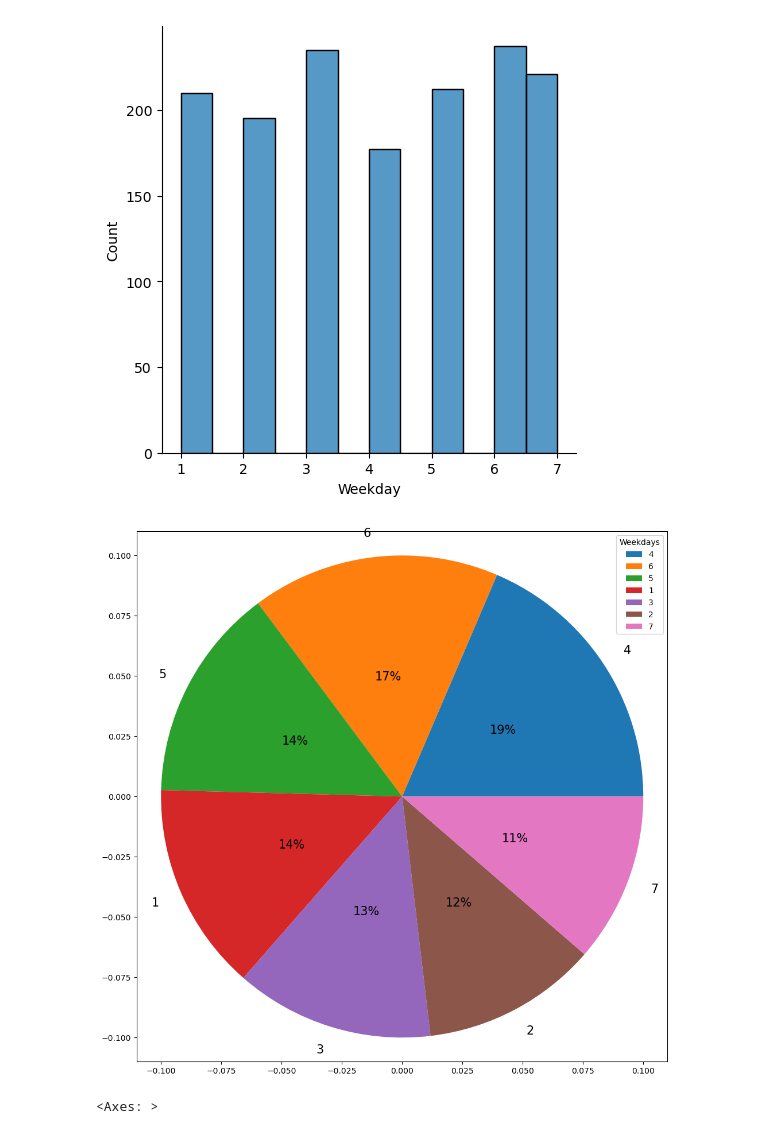
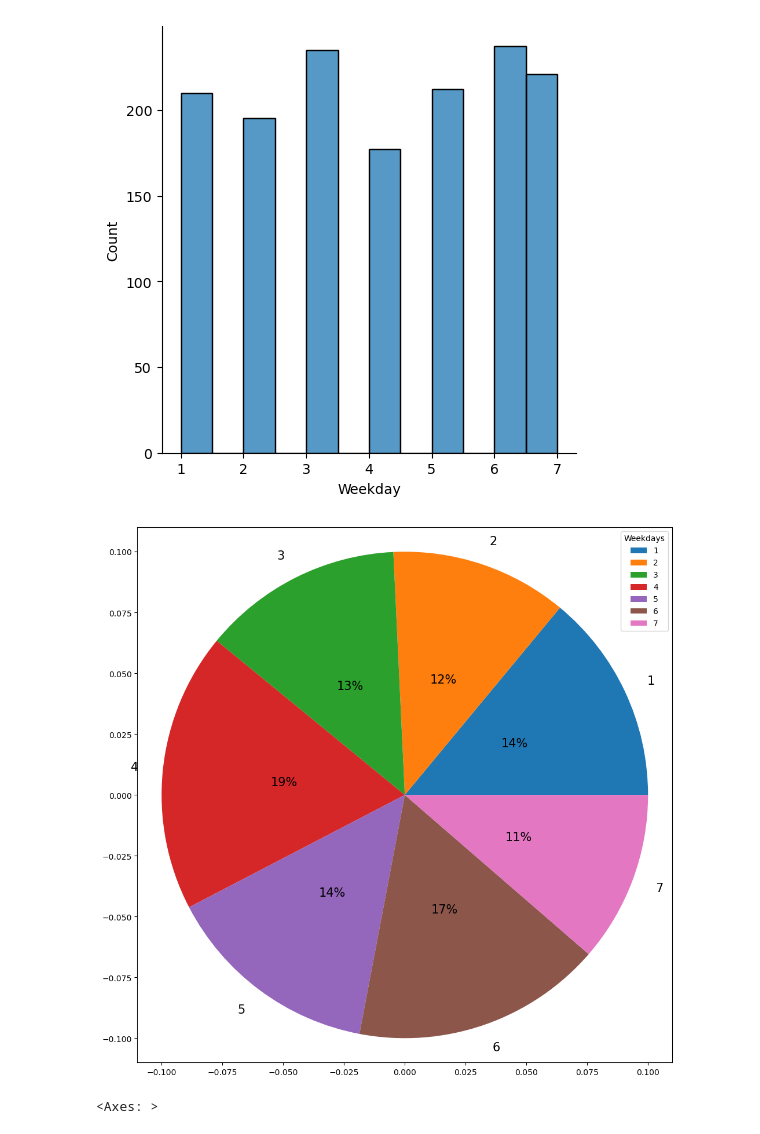
Before and after one commit to Ismat-Samadov/Budget_Prediction, a Jupyter notebook: Budget.ipynb, the cells around one changed output. Drawn from its saved outputs; the diff is of its cells as text; code cells hidden in the pictures.

```diff
--- a/Budget.ipynb
+++ b/Budget.ipynb
@@ -43,8 +49,11 @@ data
 1487 rows × 3 columns
 # %% [markdown]
 ## Explatory Data Analyse
+# %%
+data['date_time']=pd.to_datetime(data['date_time'])
+current_datetime = datetime.now(timezone('UTC'))
 # %%
-data['date_time']=pd.to_datetime(data['date_time'])
+data['time_diff'] =(current_datetime - data['date_time']).dt.days
 data['hours']=data['date_time'].dt.hour
 data['Weekday'] = data['date_time'].dt.weekday
 data['Weekday']=data['Weekday']+1
@@ -216,15 +222,15 @@ sns.displot(data['Weekday'],kde=False)
 <seaborn.axisgrid.FacetGrid at 0x...>
 [figure]
 # %%
-df_weekday=pd.DataFrame(data.groupby(['Weekday'])['amount'].sum()).sort_values(['amount'],ascending=False)  ## sum
+df_weekday=pd.DataFrame(data.groupby(['Weekday'])['amount'].sum()).sort_values(['Weekday'],ascending=True)  ## sum
 plt.figure(figsize=(19,12))
 
 plt.pie(df_weekday.amount,labels=df_weekday.index,shadow=False,frame=True,radius=.1, pctdistance = 0.5, autopct = "%0.0f%%",textprops={"fontsize":15} )
 
 plt.legend(title = "Weekdays", loc="upper right")
 plt.show()
 # %% [output]
-[figure, old version]
+[figure, new version]
 # %%
 plt.figure(figsize=(19,10))
 data[['Day_of_Year','amount']].plot()   ## operational count
```
Also changed, not shown: parts of 16 cells of this notebook, 2 other files.
